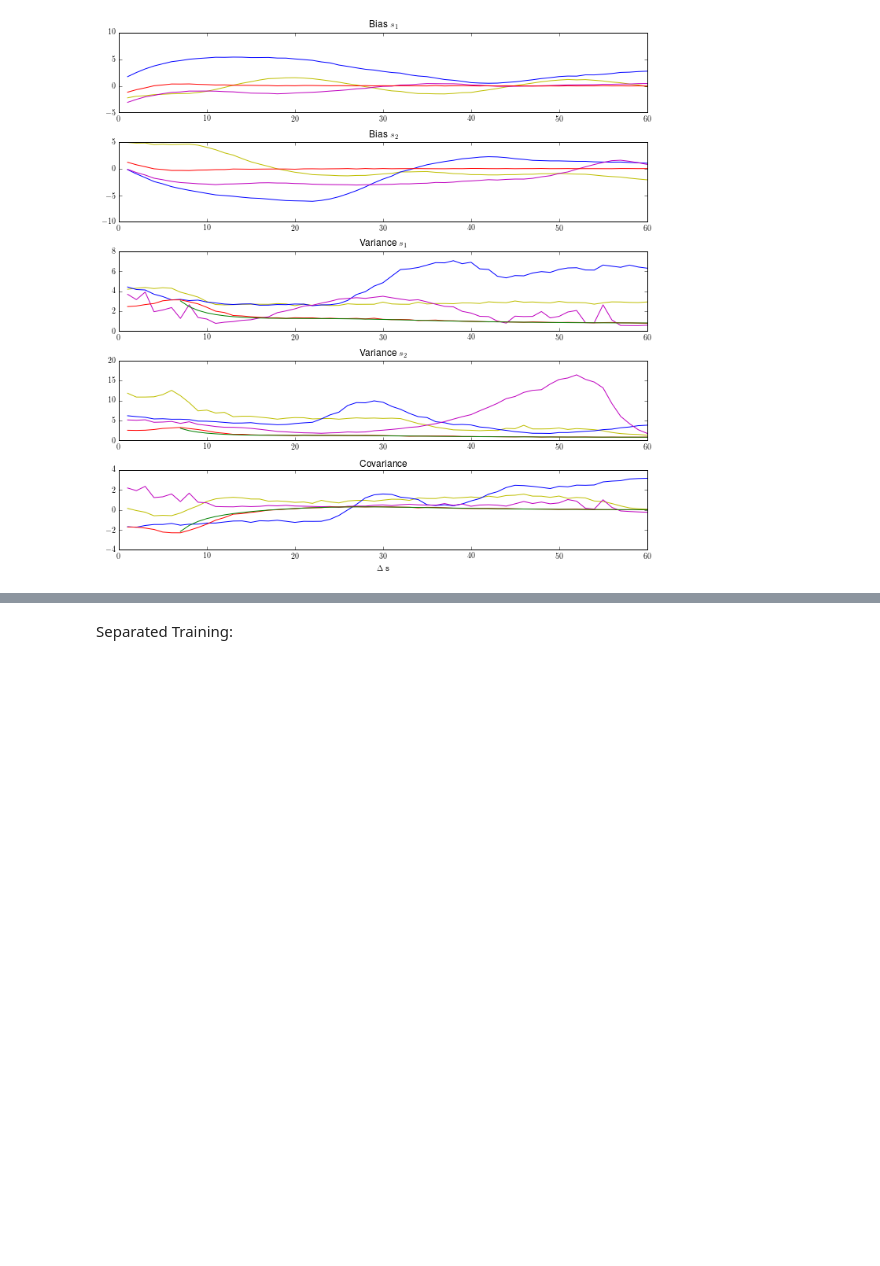
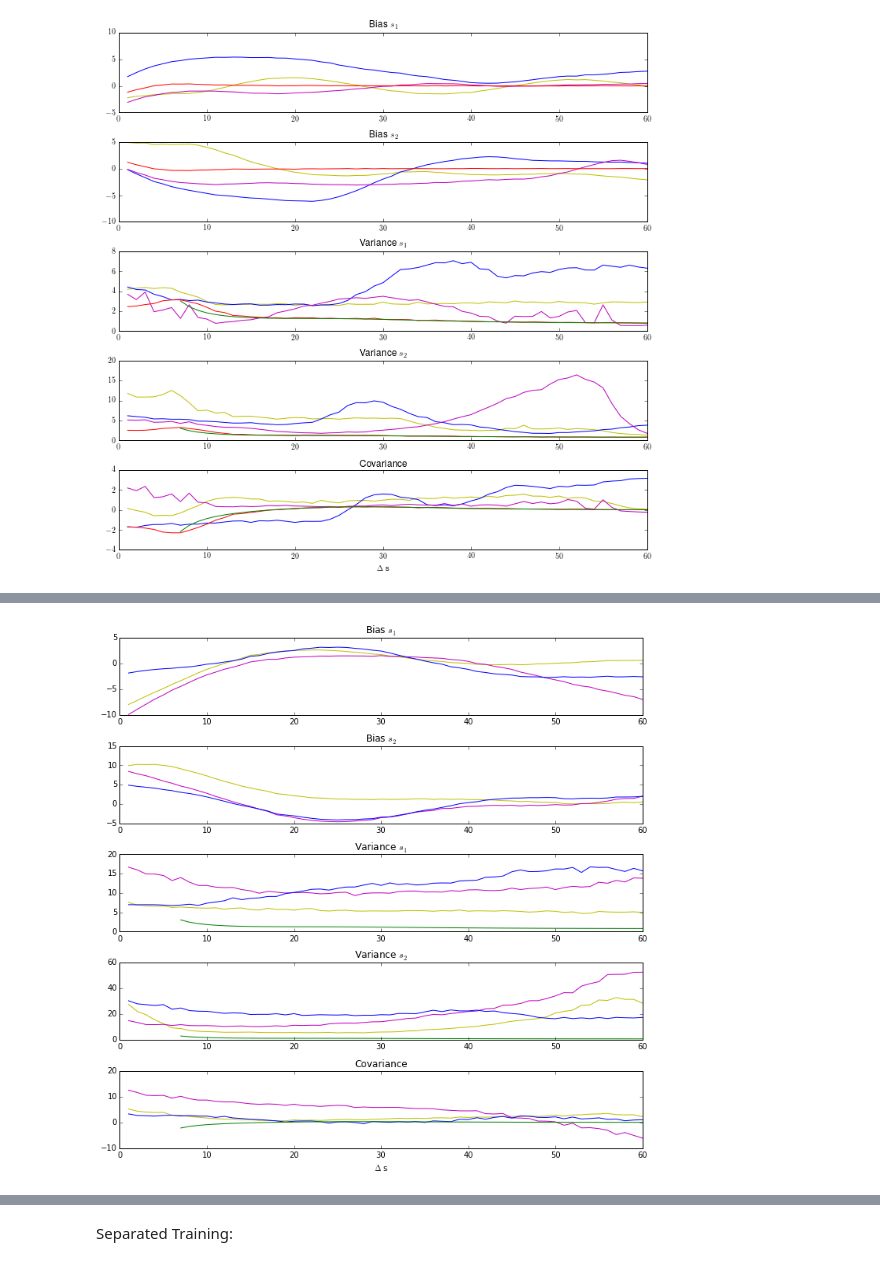
Before and after one commit to NYUMaLab/Divisive_Normalization_Project, a Jupyter notebook: Code/Demixing/Demixing DNN_Full.ipynb, the cells around one changed output, grey strips where cells are left out. Drawn from its saved outputs; the diff is of its cells as text; code cells hidden in the pictures; blank space fills up the shorter version.

```diff
--- a/Code/Demixing/Demixing DNN_Full.ipynb
+++ b/Code/Demixing/Demixing DNN_Full.ipynb
@@ -1273,2 +1489,62 @@ plt.tight_layout()
+# %%
+f, (ax1, ax2, ax3, ax4, ax5) = plt.subplots(5)
+#RMS
+ax1.plot(range(1, 61), bias_s1_nn_rms, c='y', label='NN')
+ax2.plot(range(1, 61), bias_s2_nn_rms, c='y', label='NN')
+ax3.plot(range(1, 61), var_s1_nn_rms, c='y', label='NN')
+ax4.plot(range(1, 61), var_s2_nn_rms, c='y', label='NN')
+ax5.plot(range(1, 61), cov_nn_rms, c='y', label='NN')
+#RMS with momentum
+ax1.plot(range(1, 61), bias_s1_nn_rms_m9, c='m', label='NN')
+ax2.plot(range(1, 61), bias_s2_nn_rms_m9, c='m', label='NN')
+ax3.plot(range(1, 61), var_s1_nn_rms_m9, c='m', label='NN')
+ax4.plot(range(1, 61), var_s2_nn_rms_m9, c='m', label='NN')
+ax5.plot(range(1, 61), cov_nn_rms_m9, c='m', label='NN')
+"""
+#RMS with momentum
+ax1.plot(range(1, 61), bias_s1_nn_rms_m95, c='c', label='NN')
+ax2.plot(range(1, 61), bias_s2_nn_rms_m95, c='c', label='NN')
+ax3.plot(range(1, 61), var_s1_nn_rms_m95, c='c', label='NN')
+ax4.plot(range(1, 61), var_s2_nn_rms_m95, c='c', label='NN')
+ax5.plot(range(1, 61), cov_nn_rms_m95, c='c', label='NN')
+#RMS with momentum
+ax1.plot(range(1, 61), bias_s1_nn_rms_m99, c='k', label='NN')
+ax2.plot(range(1, 61), bias_s2_nn_rms_m99, c='k', label='NN')
+ax3.plot(range(1, 61), var_s1_nn_rms_m99, c='k', label='NN')
+ax4.plot(range(1, 61), var_s2_nn_rms_m99, c='k', label='NN')
+ax5.plot(range(1, 61), cov_nn_rms_m99, c='k', label='NN')
+"""
+#RMS
+ax1.plot(range(1, 61), bias_s1_nn_rms2, c='r', label='NN')
+ax2.plot(range(1, 61), bias_s2_nn_rms2, c='r', label='NN')
+ax3.plot(range(1, 61), var_s1_nn_rms2, c='r', label='NN')
+ax4.plot(range(1, 61), var_s2_nn_rms2, c='r', label='NN')
+ax5.plot(range(1, 61), cov_nn_rms2, c='r', label='NN')
+#Plain
+ax1.plot(range(1, 61), bias_s1_nn_plain, c='b', label='NN')
+ax2.plot(range(1, 61), bias_s2_nn_plain, c='b', label='NN')
+ax3.plot(range(1, 61), var_s1_nn_plain, c='b', label='NN')
+ax4.plot(range(1, 61), var_s2_nn_plain, c='b', label='NN')
+ax5.plot(range(1, 61), cov_nn_plain, c='b', label='NN')
+#Fisher information in green
+ax3.plot(range(7, 61), var_s1_fisher[6:60], c='g', label='Fisher')
+ax4.plot(range(7, 61), var_s2_fisher[6:60], c='g', label='Fisher')
+ax5.plot(range(7, 61), cov_fisher[6:60], c='g', label='Fisher')
+ax1.locator_params(axis = 'y', nbins = 4)
+ax2.locator_params(axis = 'y', nbins = 4)
+ax3.locator_params(axis = 'y', nbins = 4)
+ax4.locator_params(axis = 'y', nbins = 4)
+ax5.locator_params(axis = 'y', nbins = 4)
+#ax1.legend()
+ax1.set_title("Bias $s_1$")
+ax2.set_title("Bias $s_2$")
+ax3.set_title(r'Variance $s_1$')
+ax4.set_title(r'Variance $s_2$')
+ax5.set_title('Covariance')
+ax5.set_xlabel(r'$\Delta$ s')
+f.set_size_inches(10,10)
+plt.tight_layout()
+# %% [output]
+[figure, added]
 # %%
 train_data_1 = generate_trainset(20000)
```
Also changed, not shown: parts of 6 cells of this notebook.
